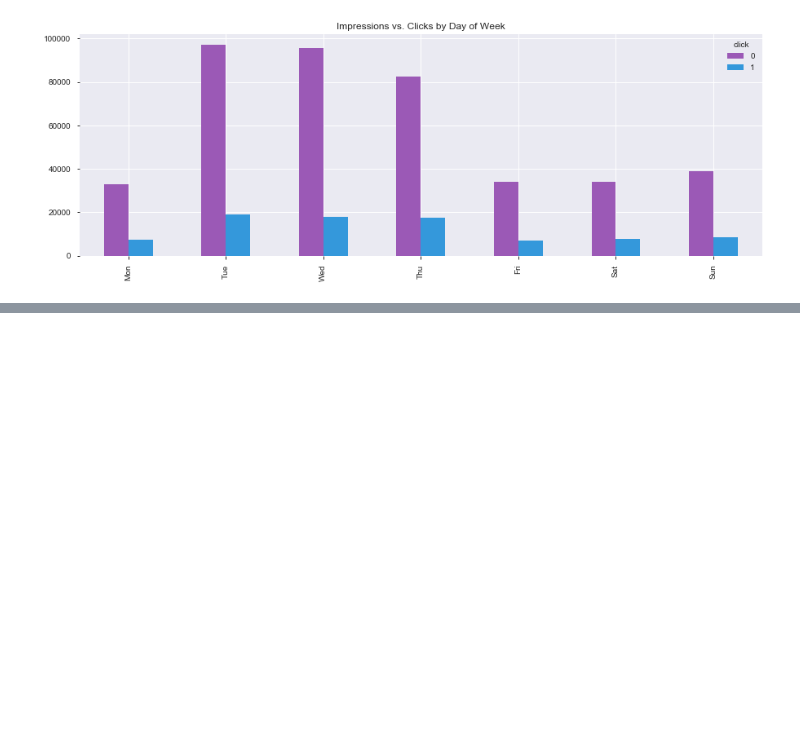
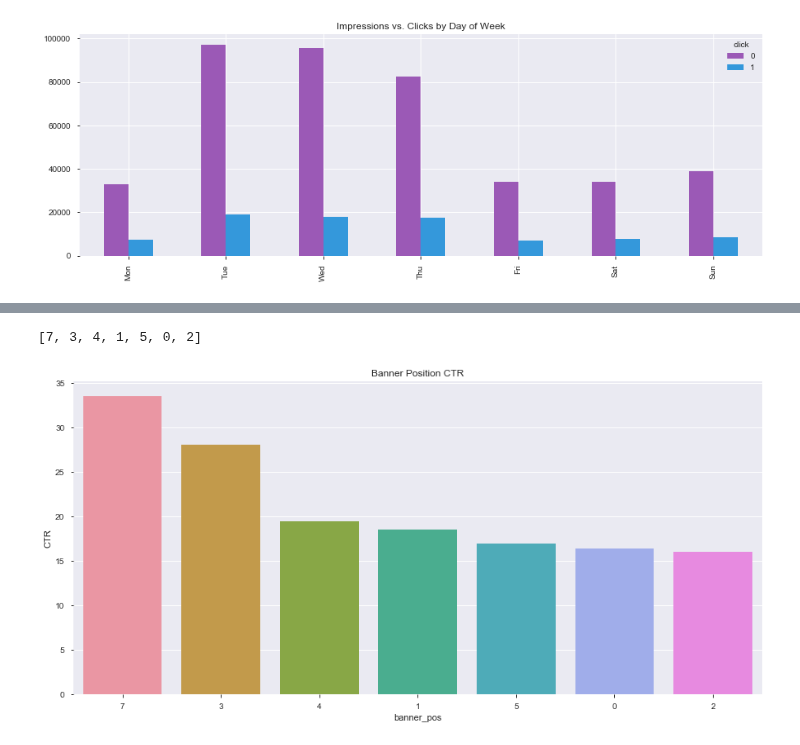
Before and after one commit to davidtnly/MachineLearning, a Jupyter notebook: 37-click-through-rate-prediction.ipynb, the cells around one changed output, grey strips where cells are left out. Cells and saved outputs as stored; diff of their text form; code cells hidden in the pictures; blank space fills up the shorter version.

```diff
--- a/37-click-through-rate-prediction.ipynb
+++ b/37-click-through-rate-prediction.ipynb
@@ -701,0 +849,29 @@ plt.show()
+# %%
+# Banner data
+banner_df = train[['banner_pos', 'click']].groupby('banner_pos').count().reset_index()
+banner_df = banner_df.rename(columns={'click': 'Impressions'})
+banner_df['clicks'] = ctr_df[['banner_pos', 'click']].groupby('banner_pos').count().reset_index()['click']
+
+# Calculate CTR
+banner_df['CTR'] = banner_df['clicks'] / banner_df['Impressions'] * 100
+# %%
+sort_banners = banner_df.sort_values(by='CTR', ascending=False)['banner_pos'].tolist()
+sort_banners
+# %% [output]
+[7, 3, 4, 1, 5, 0, 2]
+# %%
+# Set figure size
+plt.figure(figsize=(15,7))
+
+# Barplot
+sns.barplot(y='CTR',
+            x='banner_pos',
+            data=banner_df,
+            order=sort_banners
+           )
+
+# Set plot features
+plt.title('Banner Position CTR')
+plt.show()
+# %% [output]
+[figure, added]
```
Also changed, not shown: parts of 50 cells of this notebook.
